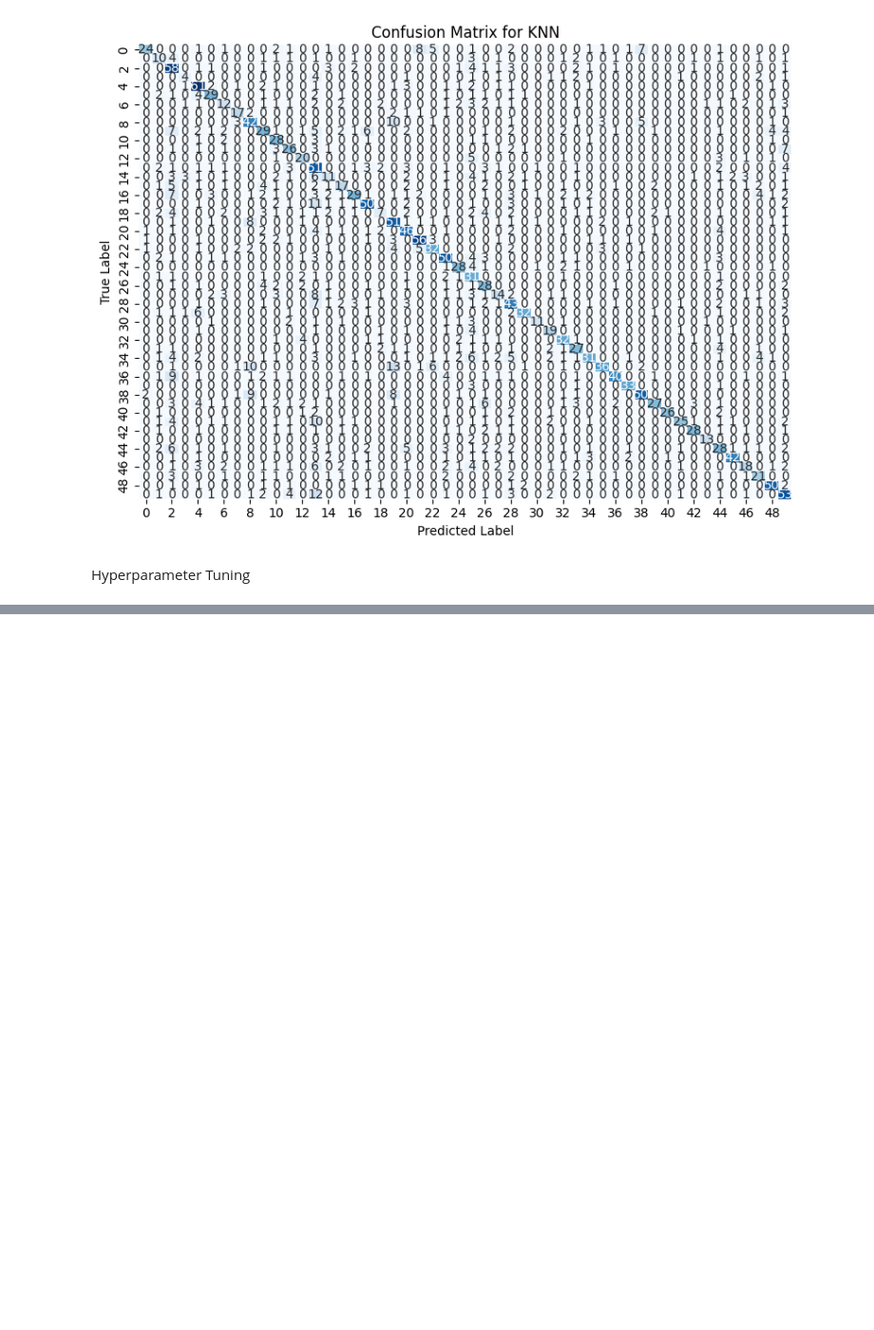
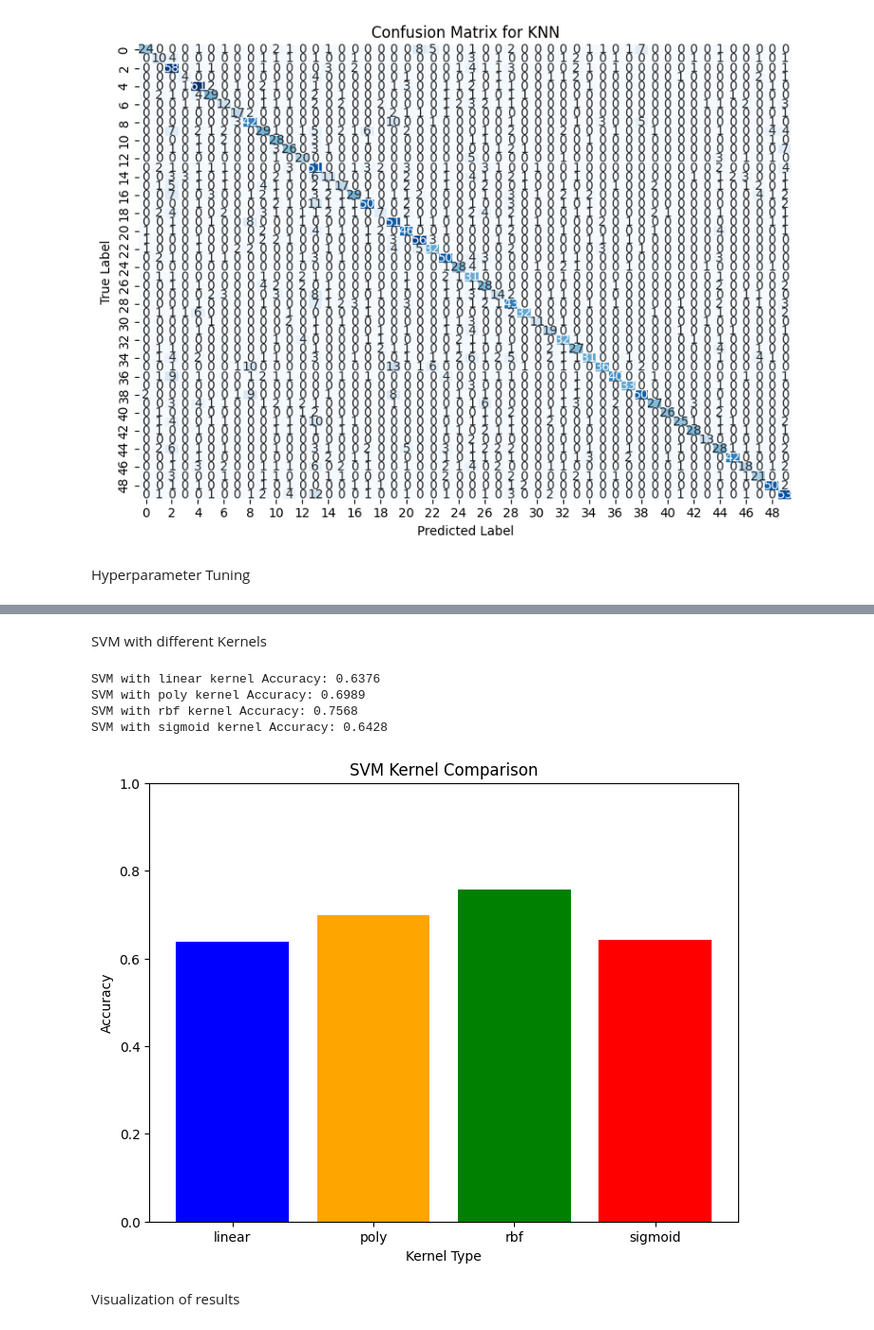
Before and after one commit to atanukayal/prmlproject, a Jupyter notebook: preprocessing.ipynb, the cells around one changed output, grey strips where cells are left out. Shown at 95% size. Saved outputs shown, nothing was run; the diff lists cells and outputs as text; code cells hidden in the pictures; blank space fills up the shorter version.

Commit message:
Adding ML models + Visualization plots

```diff
--- a/preprocessing.ipynb
+++ b/preprocessing.ipynb
@@ -772,0 +775,12 @@ Hyperparameter Tuning
+# %%
+from sklearn.svm import SVC
+
+svm = SVC(kernel='rbf', C=1.0, gamma='scale', random_state=42)
+svm.fit(X_train, y_train)
+
+y_pred = svm.predict(X_test)
+print("SVM Accuracy:", accuracy_score(y_test, y_pred))
+
+# Classification report
+print("\nClassification Report:")
+print(classification_report(y_test, y_pred))
@@ -772,0 +805,41 @@ Hyperparameter Tuning
+# %% [markdown]
+SVM with different Kernels
+# %%
+import numpy as np
+import matplotlib.pyplot as plt
+from sklearn.svm import SVC
+from sklearn.metrics import accuracy_score
+
+# Define different kernels to try
+kernels = ['linear', 'poly', 'rbf', 'sigmoid']
+kernel_accuracies = {}
+
+# Iterate over kernels and fit SVM
+for kernel in kernels:
+    svm = SVC(kernel=kernel, C=1.0, gamma='scale' , random_state=42)
+    svm.fit(X_train, y_train)
+
+    # Make predictions
+    y_pred = svm.predict(X_test)
+
+    # Calculate accuracy
+    acc = accuracy_score(y_test, y_pred)
+    kernel_accuracies[kernel] = acc
+    print(f"SVM with {kernel} kernel Accuracy: {acc:.4f}")
+
+# Plot the results
+plt.figure(figsize=(8, 6))
+plt.bar(kernel_accuracies.keys(), kernel_accuracies.values(), color=['blue', 'orange', 'green', 'red'])
+plt.xlabel('Kernel Type')
+plt.ylabel('Accuracy')
+plt.title('SVM Kernel Comparison')
+plt.ylim(0, 1)
+plt.show()
+# %% [output]
+SVM with linear kernel Accuracy: 0.6376
+SVM with poly kernel Accuracy: 0.6989
+SVM with rbf kernel Accuracy: 0.7568
+SVM with sigmoid kernel Accuracy: 0.6428
+[figure, added]
+# %% [markdown]
+Visualization of results
```
Also changed, not shown: parts of 29 cells of this notebook.
